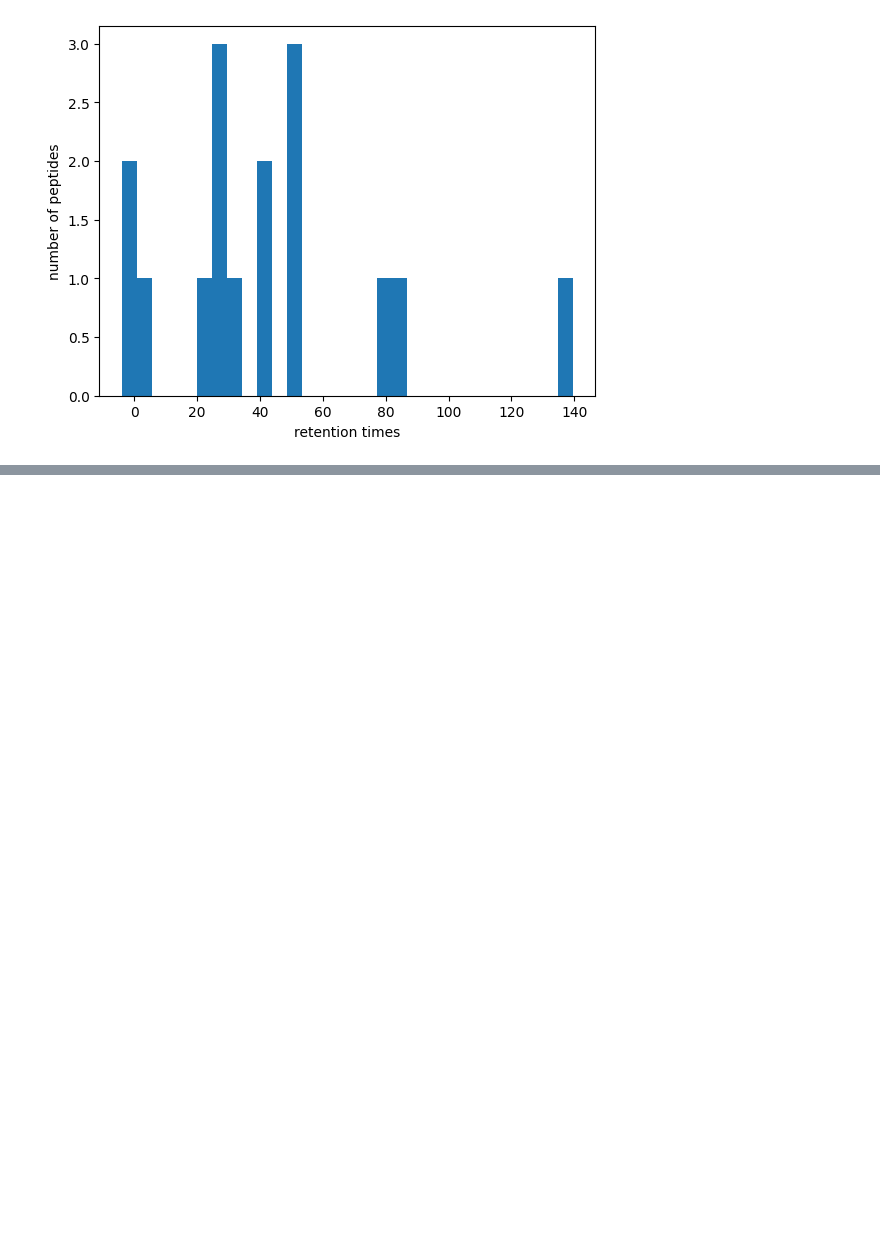
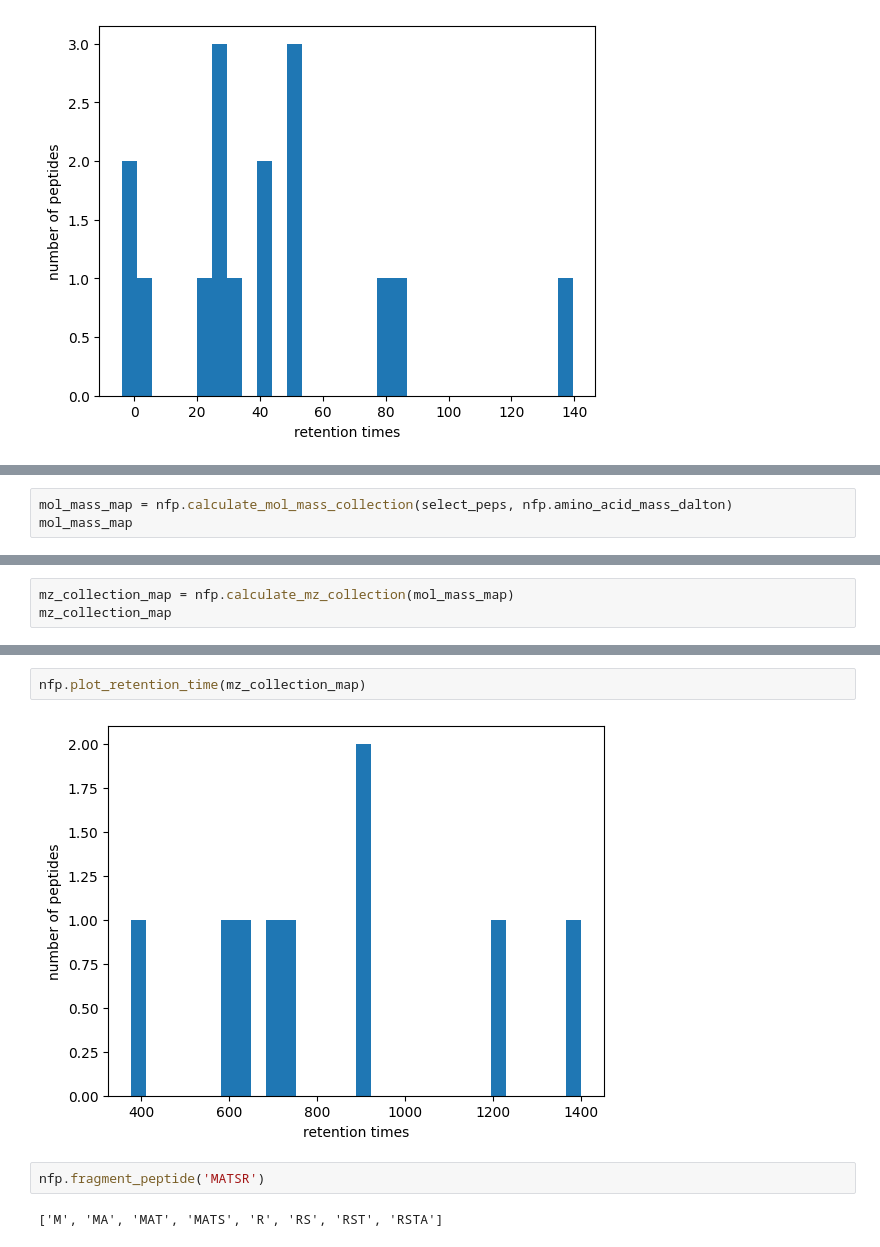
Before and after one commit to Nuels01/nuels_fun_with_peptides, a Jupyter notebook: tutorials/ms_experiment_final.ipynb, the cells around one changed output, grey strips where cells are left out. Cells and saved outputs as stored; diff of their text form; blank space fills up the shorter version.

```diff
--- a/tutorials/ms_experiment_final.ipynb
+++ b/tutorials/ms_experiment_final.ipynb
@@ -64,0 +60,3 @@ select_peps
+# %%
+mol_mass_map = nfp.calculate_mol_mass_collection(select_peps, nfp.amino_acid_mass_dalton)
+mol_mass_map
@@ -64,0 +73,3 @@ select_peps
+# %%
+mz_collection_map = nfp.calculate_mz_collection(mol_mass_map)
+mz_collection_map
@@ -64,0 +86,8 @@ select_peps
+# %%
+nfp.plot_retention_time(mz_collection_map)
+# %% [output]
+[figure, added]
+# %%
+nfp.fragment_peptide('MATSR')
+# %% [output]
+['M', 'MA', 'MAT', 'MATS', 'R', 'RS', 'RST', 'RSTA']
```
Also changed, not shown: parts of 6 cells of this notebook, 4 other files.
